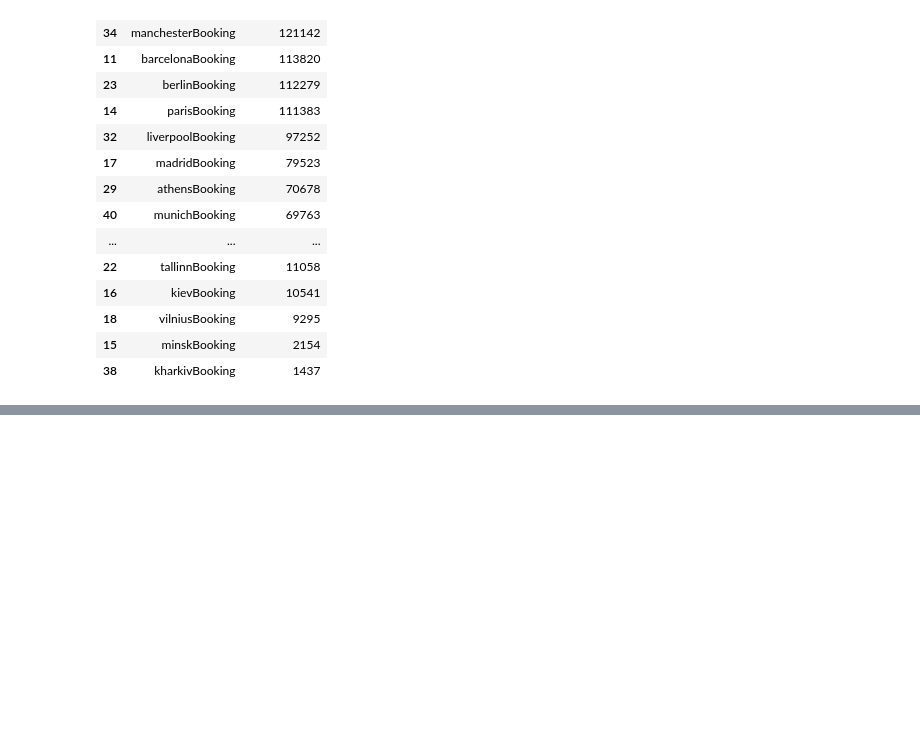
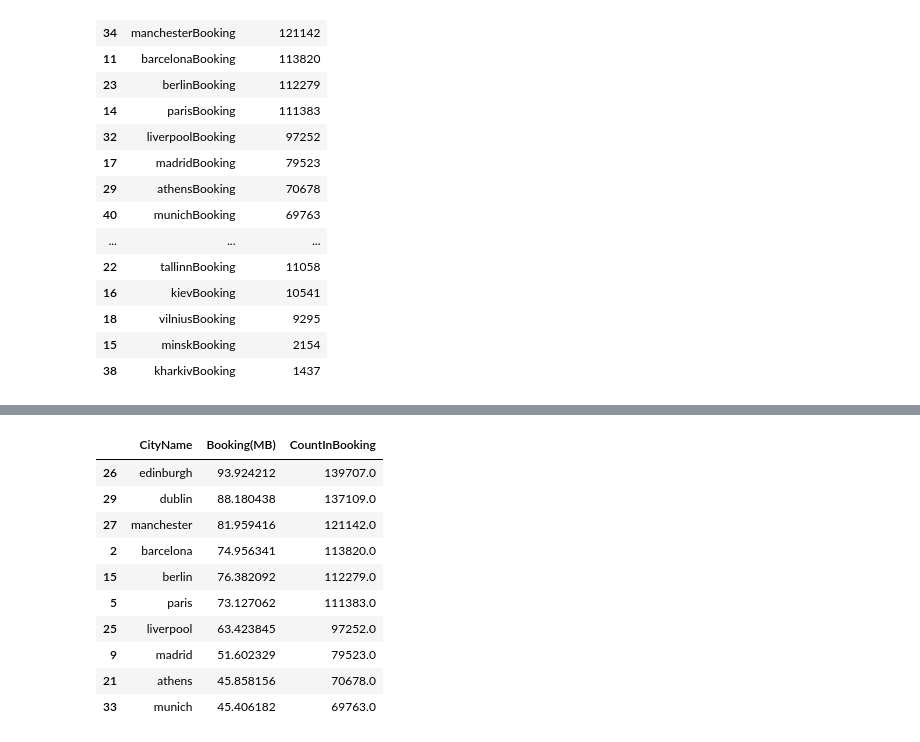
Before and after one commit to yiperzhou/text-sentiment-classification-with-deep-neural-networks, a Jupyter notebook: data-preprocess/remove-row-containing-absent-value.ipynb, the cells around one changed output, grey strips where cells are left out. Saved outputs shown, nothing was run; the diff lists cells and outputs as text; code cells hidden in the pictures; blank space fills up the shorter version.

```diff
--- a/data-preprocess/remove-row-containing-absent-value.ipynb
+++ b/data-preprocess/remove-row-containing-absent-value.ipynb
@@ -360,0 +406,14 @@ sentBookingDF
+# %%
+sentTripadvisorDF[:10]
+# %% [output]
+|  | CityName | Booking(MB) | CountInBooking |
+| 26 | edinburgh | 93.924212 | 139707.0 |
+| 29 | dublin | 88.180438 | 137109.0 |
+| 27 | manchester | 81.959416 | 121142.0 |
+| 2 | barcelona | 74.956341 | 113820.0 |
+| 15 | berlin | 76.382092 | 112279.0 |
+| 5 | paris | 73.127062 | 111383.0 |
+| 25 | liverpool | 63.423845 | 97252.0 |
+| 9 | madrid | 51.602329 | 79523.0 |
+| 21 | athens | 45.858156 | 70678.0 |
+| 33 | munich | 45.406182 | 69763.0 |
```
Also changed, not shown: parts of 11 cells of this notebook.
